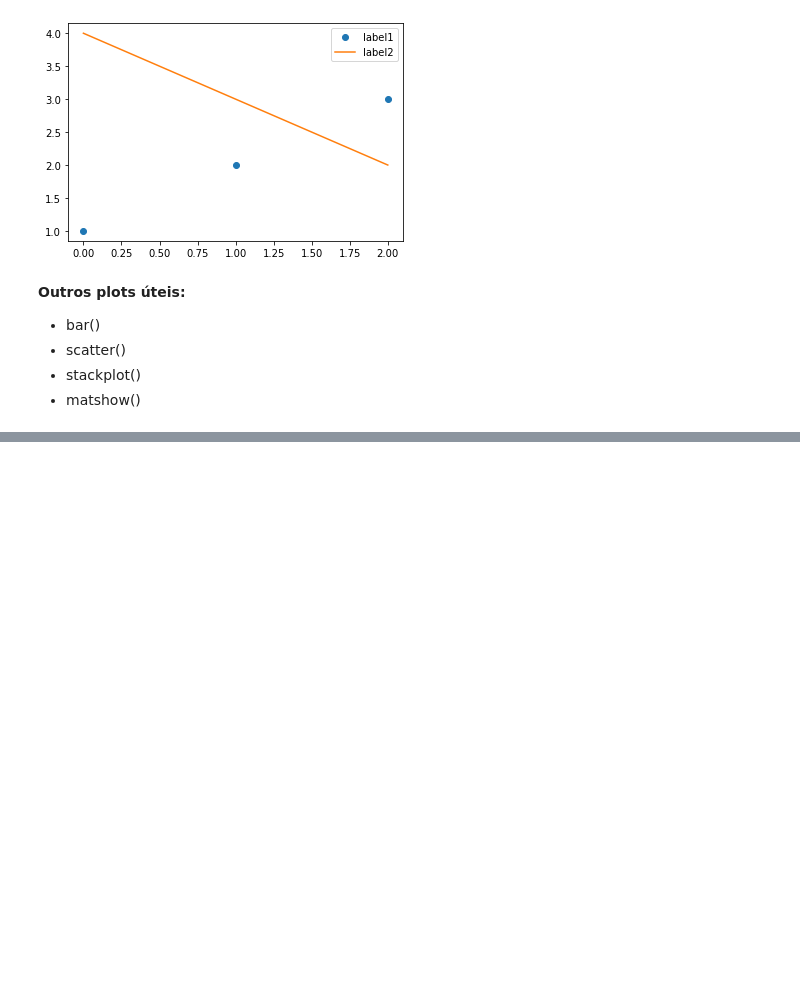
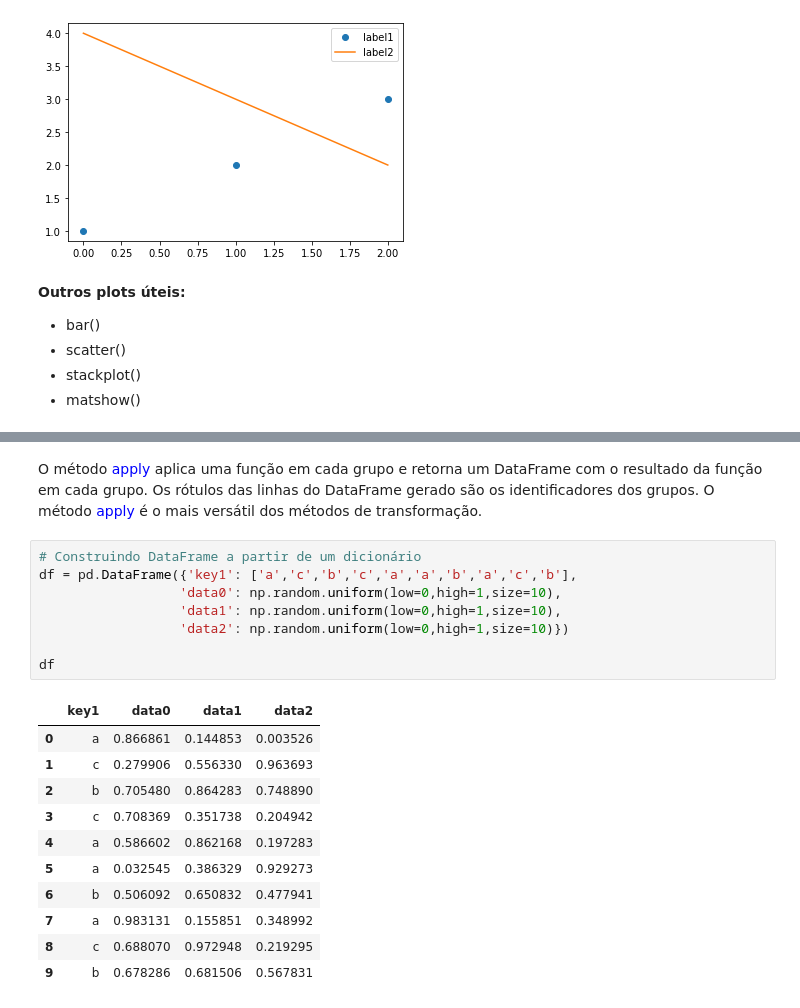
Before and after one commit to danielmf2/MBA-USP, a Jupyter notebook: Resumo - PCD.ipynb, the cells around one changed output, grey strips where cells are left out. Drawn from its saved outputs; the diff is of its cells as text; blank space fills up the shorter version.

```diff
--- a/Resumo - PCD.ipynb
+++ b/Resumo - PCD.ipynb
@@ -2995,0 +5436,22 @@ __Outros plots úteis:__
+# %% [markdown]
+O método <font color='blue'>apply</font> aplica uma função em cada grupo e retorna um DataFrame com o resultado da função em cada grupo. Os rótulos das linhas do DataFrame gerado são os identificadores dos grupos. O método <font color='blue'>apply</font> é o mais versátil dos métodos de transformação.
+# %%
+# Construindo DataFrame a partir de um dicionário
+df = pd.DataFrame({'key1': ['a','c','b','c','a','a','b','a','c','b'],
+                  'data0': np.random.uniform(low=0,high=1,size=10),
+                  'data1': np.random.uniform(low=0,high=1,size=10),
+                  'data2': np.random.uniform(low=0,high=1,size=10)})
+
+df
+# %% [output]
+|  | key1 | data0 | data1 | data2 |
+| 0 | a | 0.866861 | 0.144853 | 0.003526 |
+| 1 | c | 0.279906 | 0.556330 | 0.963693 |
+| 2 | b | 0.705480 | 0.864283 | 0.748890 |
+| 3 | c | 0.708369 | 0.351738 | 0.204942 |
+| 4 | a | 0.586602 | 0.862168 | 0.197283 |
+| 5 | a | 0.032545 | 0.386329 | 0.929273 |
+| 6 | b | 0.506092 | 0.650832 | 0.477941 |
+| 7 | a | 0.983131 | 0.155851 | 0.348992 |
+| 8 | c | 0.688070 | 0.972948 | 0.219295 |
+| 9 | b | 0.678286 | 0.681506 | 0.567831 |
```
Also changed, not shown: parts of 213 cells of this notebook, 2 other files.
